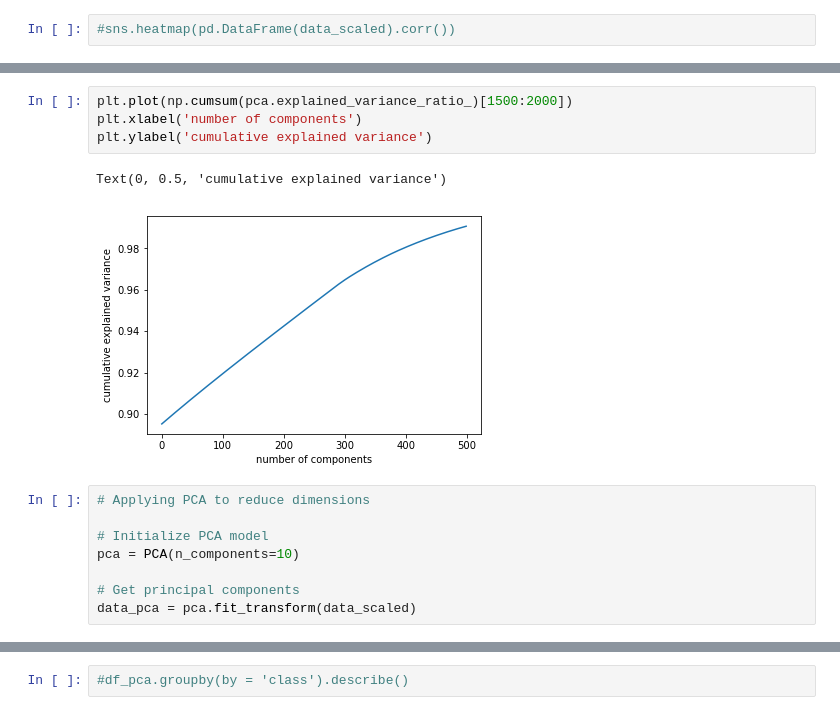
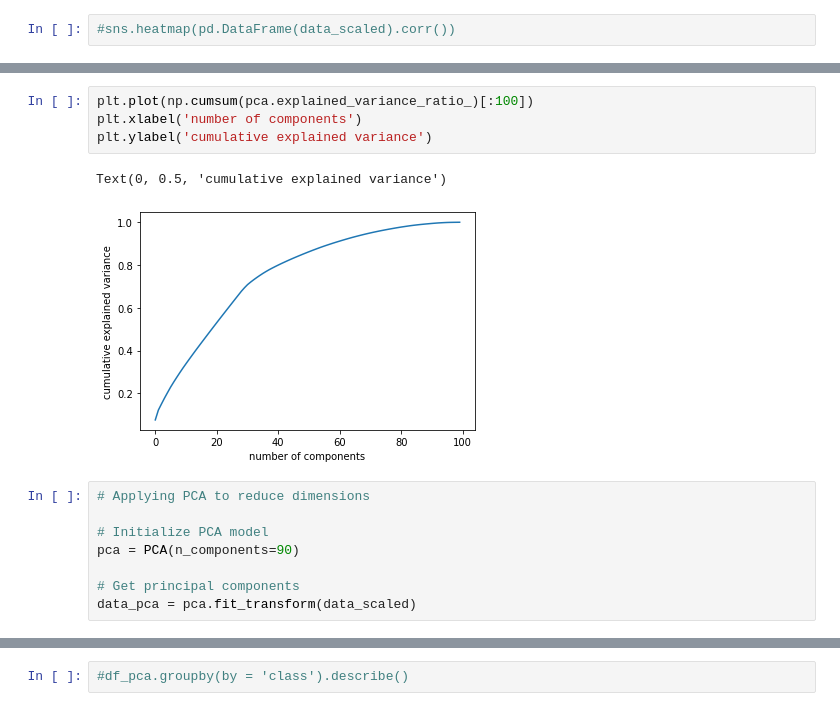
Before and after one commit to padthai-sketch/Project_Jeffrey-the-Real-Estate-RoboAdvisor, a Jupyter notebook: Code/PCA & K_means.ipynb, the cells around one changed output, grey strips where cells are left out. Cells and saved outputs as stored; diff of their text form.

```diff
--- a/Code/PCA & K_means.ipynb
+++ b/Code/PCA & K_means.ipynb
@@ -58,15 +65,15 @@ Text(0, 0.5, 'cumulative explained variance')
 # %%
-plt.plot(np.cumsum(pca.explained_variance_ratio_)[1500:2000])
+plt.plot(np.cumsum(pca.explained_variance_ratio_)[:100])
 plt.xlabel('number of components')
 plt.ylabel('cumulative explained variance')
 # %% [output]
 Text(0, 0.5, 'cumulative explained variance')
-[figure, old version]
+[figure, new version]
 # %%
 # Applying PCA to reduce dimensions
 
 # Initialize PCA model
-pca = PCA(n_components=10)
+pca = PCA(n_components=90)
 
 # Get principal components
 data_pca = pca.fit_transform(data_scaled)
```
Also changed, not shown: parts of 12 cells of this notebook, 2 other files.
